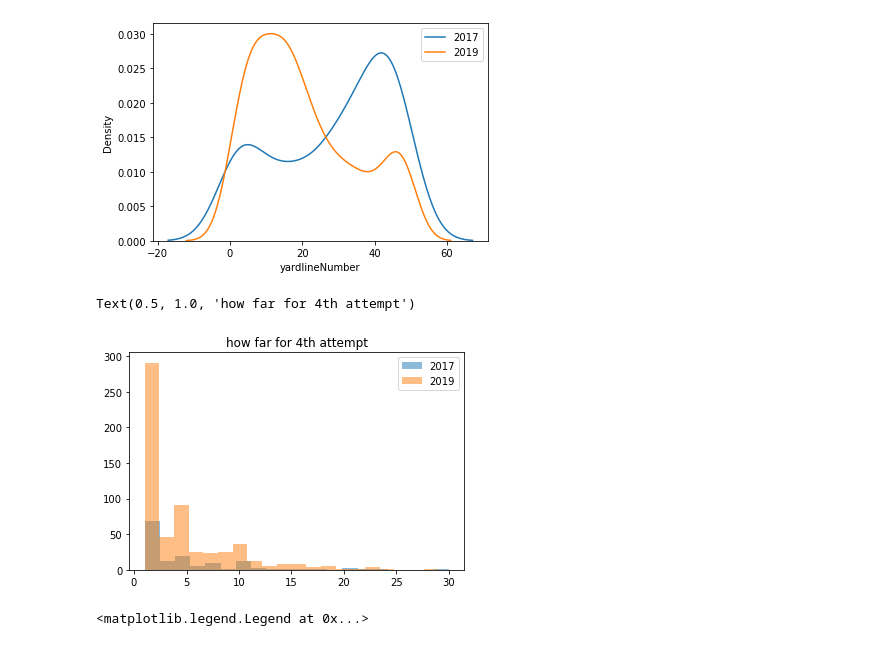
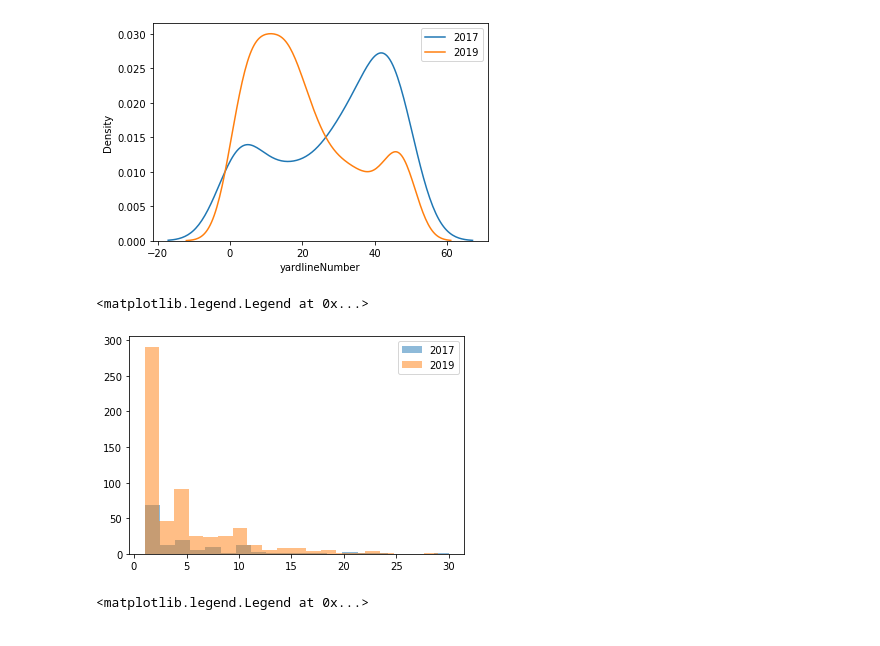
Before and after one commit to butzujac/CMSE-202-Project-NFL4thDowns, a Jupyter notebook: How has 4th changed.ipynb, the cells around one changed output. Saved outputs shown, nothing was run; the diff lists cells and outputs as text; code cells hidden in the pictures.

```diff
--- a/How has 4th changed.ipynb
+++ b/How has 4th changed.ipynb
@@ -28,13 +31,13 @@ plt.legend(loc='upper right')
 # %%
 plt.hist(df2017['yardsToGo'], bins=20, alpha=0.5, label='2017')
 plt.hist(df2019['ydstogo'], bins=20, alpha=0.5, label='2019')
+#plt.hist(dfSim['yardsToGo'], bins=20, alpha=0.5, label='sim')
 
 plt.legend(loc='upper right')
-plt.title('how far for 4th attempt')
-#plt.save('location.jpg')
+#plt.save('distance_togo_hist.jpg')
 # %% [output]
-Text(0.5, 1.0, 'how far for 4th attempt')
+<matplotlib.legend.Legend at 0x...>
-[figure, old version]
+[figure, new version]
 # %%
 sns.kdeplot(df2017['yardsToGo'], label='2017')
 sns.kdeplot(df2019['ydstogo'], label='2019')
```
Also changed, not shown: parts of 10 cells of this notebook, 3 other files.
